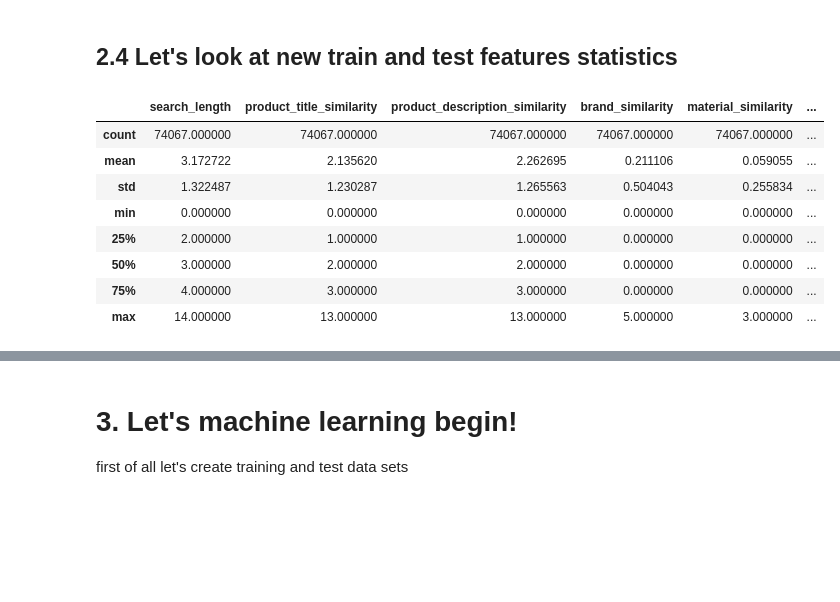
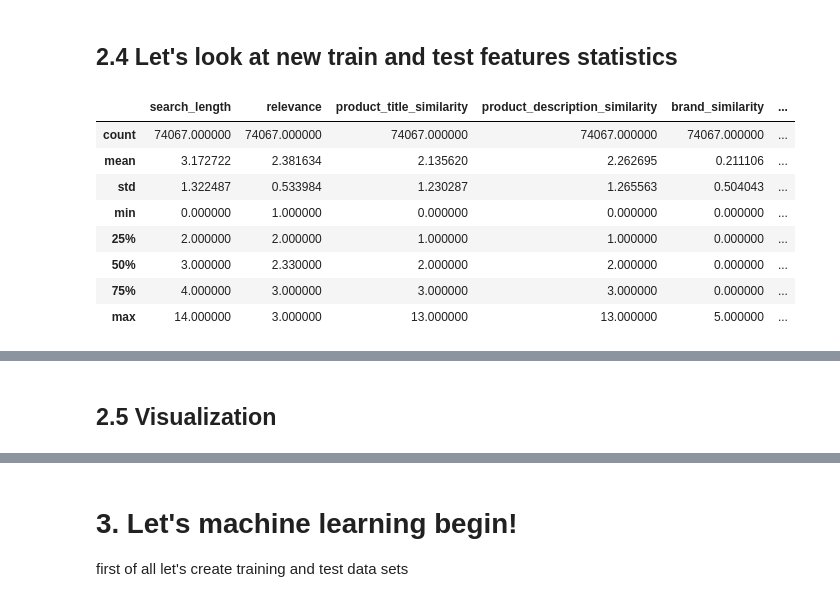
Before and after one commit to dmreshet/data_science_learning_path_final, a Jupyter notebook: final-project.ipynb, the cells around one changed output, grey strips where cells are left out. Cells and saved outputs as stored; diff of their text form; code cells hidden in the pictures; blank space fills up the shorter version.

```diff
--- a/final-project.ipynb
+++ b/final-project.ipynb
@@ -514,17 +541,17 @@ full_test_df = pd.read_csv(os.path.join(PATH_TO_DATA,'only_similarity_test_df.cs
 # %% [markdown]
 ## 2.4 Let's look at new train and  test features statistics
 # %%
-full_train_df.drop('relevance', axis=1).describe()
+full_train_df.describe()
 # %% [output]
-|  | search_length | product_title_similarity | product_description_similarity | brand_similarity | material_similarity | ... |
+|  | search_length | relevance | product_title_similarity | product_description_similarity | brand_similarity | ... |
 | count | 74067.000000 | 74067.000000 | 74067.000000 | 74067.000000 | 74067.000000 | ... |
-| mean | 3.172722 | 2.135620 | 2.262695 | 0.211106 | 0.059055 | ... |
-| std | 1.322487 | 1.230287 | 1.265563 | 0.504043 | 0.255834 | ... |
-| min | 0.000000 | 0.000000 | 0.000000 | 0.000000 | 0.000000 | ... |
-| 25% | 2.000000 | 1.000000 | 1.000000 | 0.000000 | 0.000000 | ... |
-| 50% | 3.000000 | 2.000000 | 2.000000 | 0.000000 | 0.000000 | ... |
-| 75% | 4.000000 | 3.000000 | 3.000000 | 0.000000 | 0.000000 | ... |
-| max | 14.000000 | 13.000000 | 13.000000 | 5.000000 | 3.000000 | ... |
+| mean | 3.172722 | 2.381634 | 2.135620 | 2.262695 | 0.211106 | ... |
+| std | 1.322487 | 0.533984 | 1.230287 | 1.265563 | 0.504043 | ... |
+| min | 0.000000 | 1.000000 | 0.000000 | 0.000000 | 0.000000 | ... |
+| 25% | 2.000000 | 2.000000 | 1.000000 | 1.000000 | 0.000000 | ... |
+| 50% | 3.000000 | 2.330000 | 2.000000 | 2.000000 | 0.000000 | ... |
+| 75% | 4.000000 | 3.000000 | 3.000000 | 3.000000 | 0.000000 | ... |
+| max | 14.000000 | 3.000000 | 13.000000 | 13.000000 | 5.000000 | ... |
 # %%
 full_test_df.describe()
 # %% [output]
@@ -537,3 +564,5 @@ full_test_df.describe()
 | 50% | 3.000000 | 2.000000 | 2.000000 | 0.000000 | 0.000000 | ... |
 | 75% | 4.000000 | 3.000000 | 3.000000 | 0.000000 | 0.000000 | ... |
 | max | 14.000000 | 14.000000 | 14.000000 | 5.000000 | 4.000000 | ... |
+# %% [markdown]
+## 2.5 Visualization
```
Also changed, not shown: parts of 94 cells of this notebook, 1 other file.
